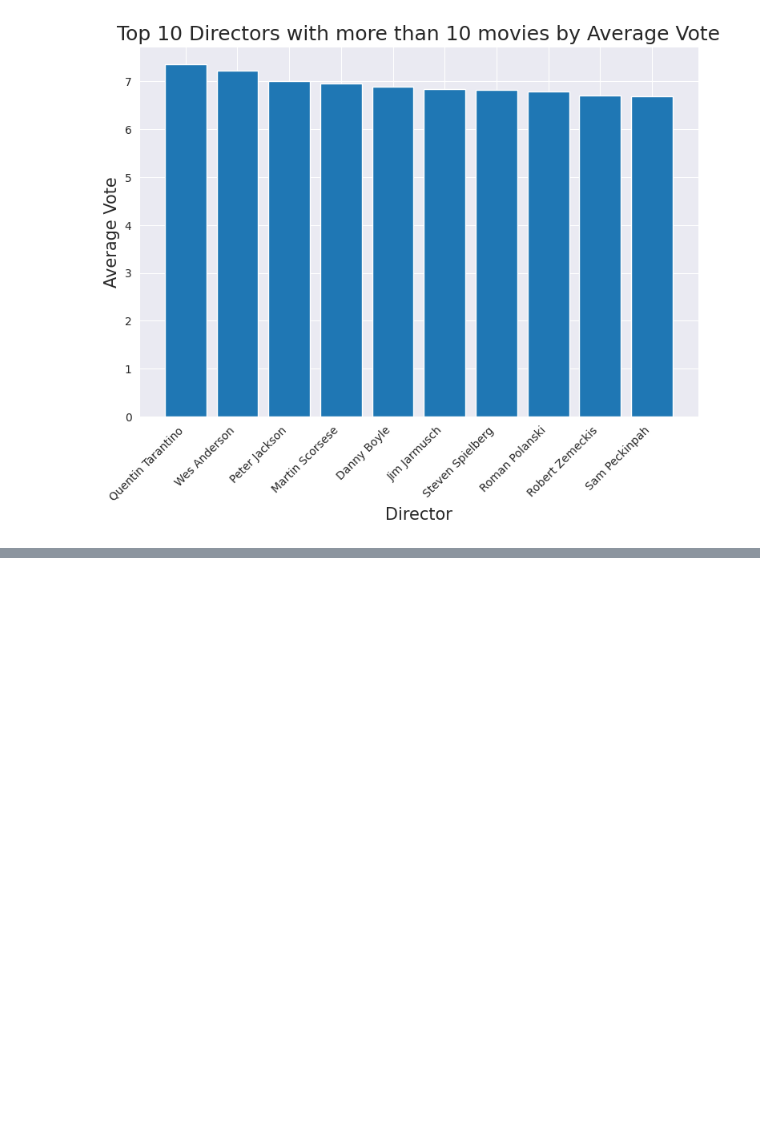
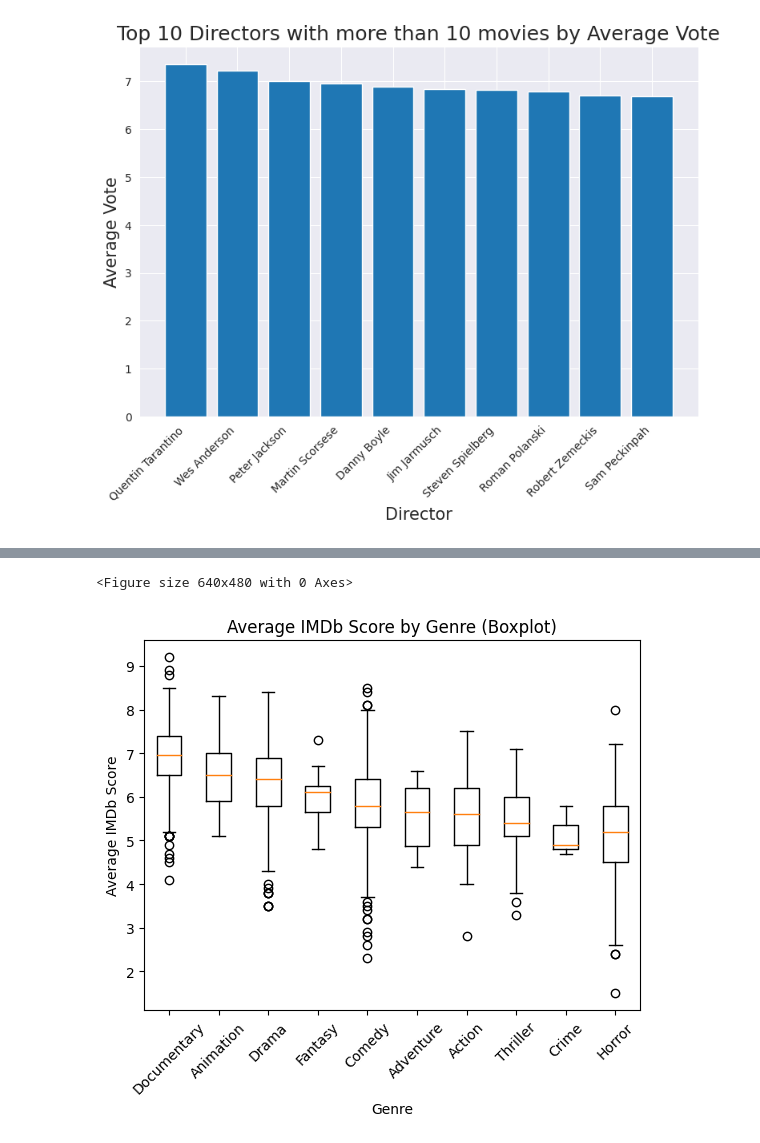
Before and after one commit to RODRIGORUBIO1991/PythonCode, a Jupyter notebook: Netflix/Movies.ipynb, the cells around one changed output, grey strips where cells are left out. Cells and saved outputs as stored; diff of their text form; code cells hidden in the pictures; blank space fills up the shorter version.

```diff
--- a/Netflix/Movies.ipynb
+++ b/Netflix/Movies.ipynb
@@ -374,0 +412,17 @@ plt.show()
+# %%
+import pandas as pd
+
+# Dividir los géneros por el delimitador "|"
+genres = movie_data['genres'].str.split('|', expand=True)
+
+# Obtener la primera palabra de cada género
+first_genre = genres[0]
+
+# Contar el número de películas por género
+genre_counts = first_genre.value_counts()
+
+# Crear un DataFrame con los resultados
+genre_table = pd.DataFrame({'Genre': genre_counts.index, 'Count': genre_counts.values})
+
+# Mostrar la tabla
+print(genre_table)
@@ -374,0 +492,37 @@ plt.show()
+# %%
+# Crear una nueva figura
+fig = plt.figure()
+
+# Obtener los 10 géneros más comunes en orden descendente
+top_genres = genre_table.sort_values('Count', ascending=False).head(10)
+
+# Obtener los datos de puntuación IMDb por género
+genres_data = movie_data[movie_data['genres'].isin(top_genres['Genre'])].groupby('genres')['vote_average']
+
+# Ordenar los géneros por puntuación promedio del IMDb en orden descendente
+top_genres = top_genres.merge(genres_data.mean().sort_values(ascending=False), left_on='Genre', right_index=True)
+top_genres = top_genres.sort_values('vote_average', ascending=False)
+
+# Crear una lista de arrays con las puntuaciones IMDb para cada género
+data = [movie_data[movie_data['genres'] == genre]['vote_average'] for genre in top_genres['Genre']]
+
+# Crear el gráfico de boxplot
+fig, ax = plt.subplots()
+ax.boxplot(data, labels=top_genres['Genre'])
+
+# Establecer el título y las etiquetas de los ejes
+ax.set_title('Average IMDb Score by Genre (Boxplot)')
+ax.set_xlabel('Genre')
+ax.set_ylabel('Average IMDb Score')
+
+# Establecer el color de fondo en blanco
+fig.set_facecolor("white")
+
+# Rotar las etiquetas del eje x
+plt.xticks(rotation=45)
+
+# Mostrar el gráfico
+plt.show()
+# %% [output]
+<Figure size 640x480 with 0 Axes>
+[figure, added]
```
Also changed, not shown: parts of 5 cells of this notebook.
